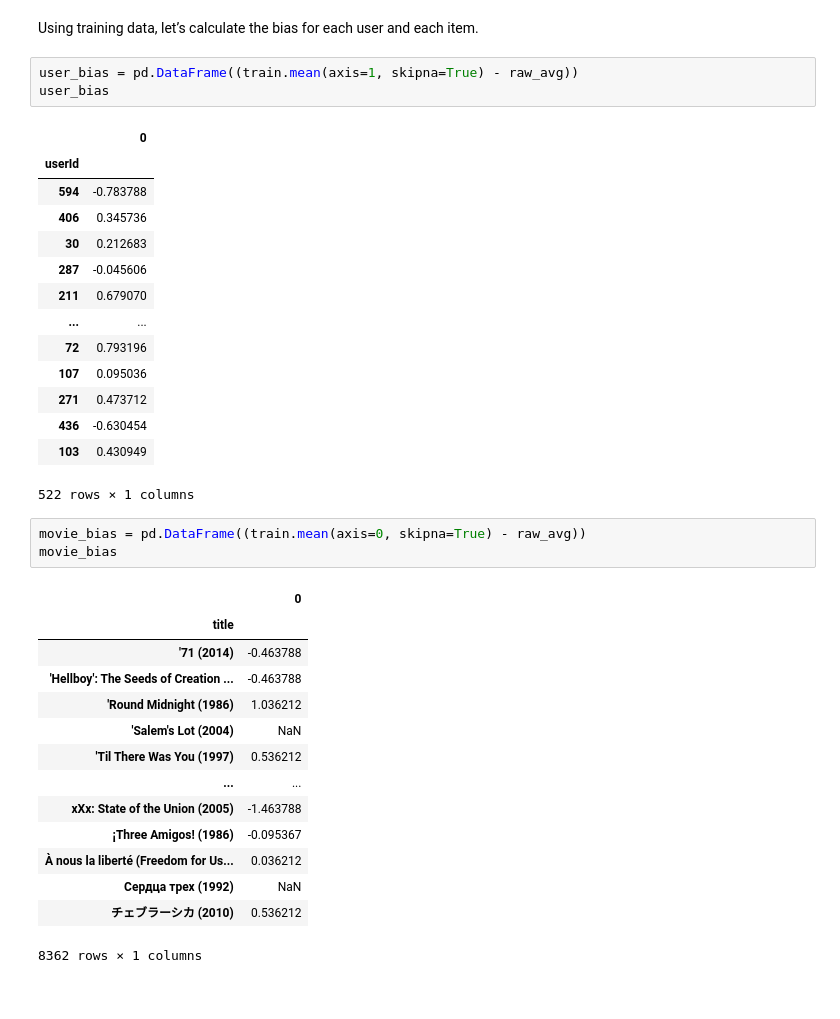
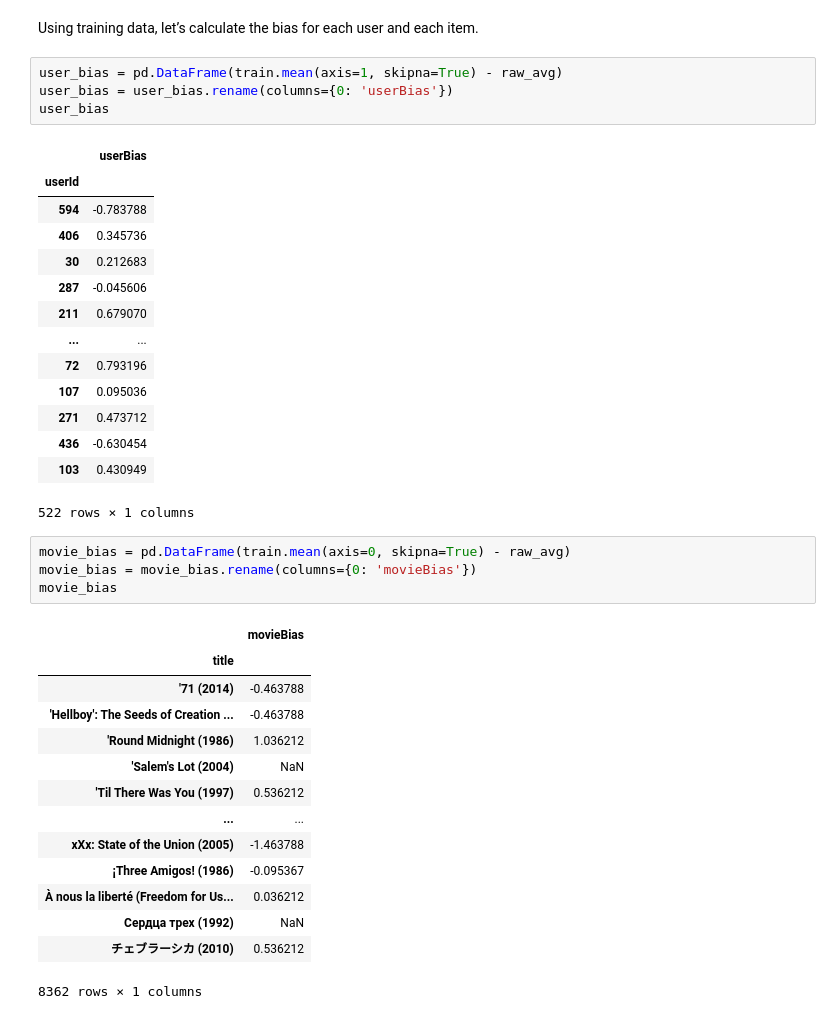
Before and after one commit to salma71/MSDS_SU2020, a Jupyter notebook: Basic_recommender_1.ipynb, the cells around one changed output. Drawn from its saved outputs; the diff is of its cells as text.

```diff
--- a/Basic_recommender_1.ipynb
+++ b/Basic_recommender_1.ipynb
@@ -193,10 +193,11 @@ test_rmse
 # %% [markdown]
  Using training data, let’s calculate the bias for each user and each item.
 # %%
-user_bias = pd.DataFrame((train.mean(axis=1, skipna=True) - raw_avg))
+user_bias = pd.DataFrame(train.mean(axis=1, skipna=True) - raw_avg)
+user_bias = user_bias.rename(columns={0: 'userBias'})
 user_bias
 # %% [output]
-|  | 0 |
+|  | userBias |
 | userId |  |
 | 594 | -0.783788 |
 | 406 | 0.345736 |
@@ -211,10 +212,11 @@ user_bias
 | 103 | 0.430949 |
 522 rows × 1 columns
 # %%
-movie_bias = pd.DataFrame((train.mean(axis=0, skipna=True) - raw_avg))
+movie_bias = pd.DataFrame(train.mean(axis=0, skipna=True) - raw_avg)
+movie_bias = movie_bias.rename(columns={0: 'movieBias'})
 movie_bias
 # %% [output]
-|  | 0 |
+|  | movieBias |
 | title |  |
 | '71 (2014) | -0.463788 |
 | 'Hellboy': The Seeds of Creation ... | -0.463788 |
```
Also changed, not shown: parts of 3 cells of this notebook.
